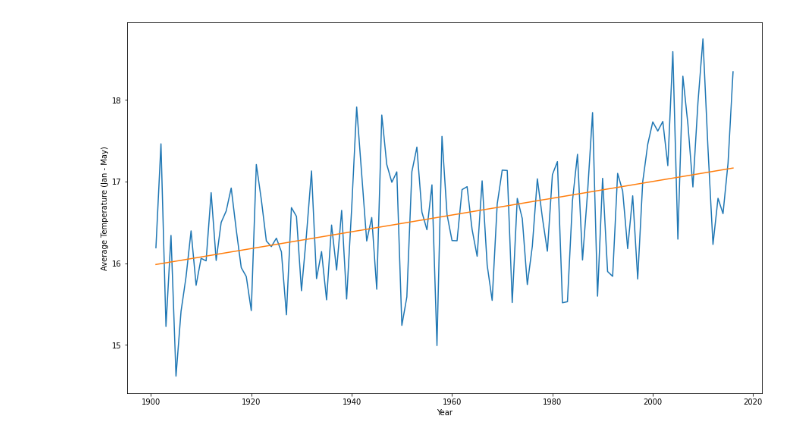
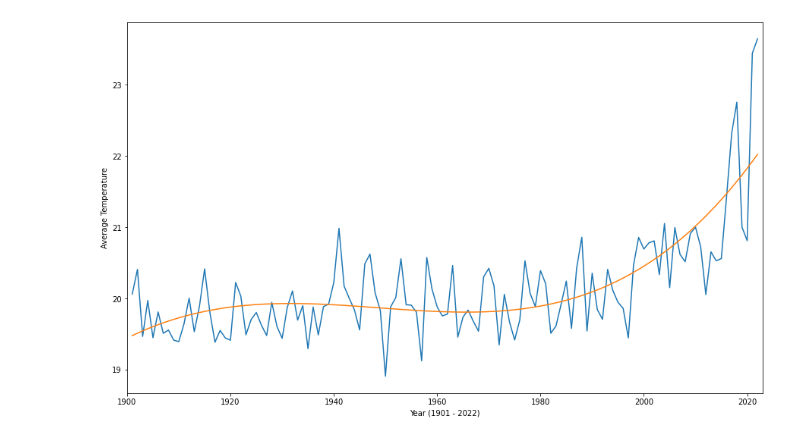
Before and after one commit to FaizanFaisal25/sproj2, a Jupyter notebook: analysis.ipynb, the cells around one changed output. Drawn from its saved outputs; the diff is of its cells as text; code cells hidden in the pictures.

Commit message:
weather data complete

```diff
--- a/analysis.ipynb
+++ b/analysis.ipynb
@@ -26,0 +7,19 @@ temperatures
+# %%
+temps2017 = [10.50, 13.88, 18.37, 25.00, 29.25, 30.50, 30.31, 29.50, 27.12, 24.25, 16.88, 12.25]
+temps2018 = [12.00, 14.81, 20.50, 25.25, 28.50, 31.38, 30.61, 30.02, 27.62, 22.60, 17.50, 12.275]
+temps2021 = [10.72, 16.67, 21.48, 25.32, 29.23, 31.68, 31.49, 30.34, 29.39, 23.96, 18.06, 12.97]
+temps2022 = [11.20, 15.04, 22.92, 28.36, 30.93, 31.33, 29.93, 28.66, 28.62, 24.18, 18.86, 13.7]
+temps2023 = [9.98, 17.16]
+manualYears = [2017,2018,2021,2022]
+manualData = [temps2017, temps2018, temps2021, temps2022]
+i = 0
+k = 0
+months = ['January', 'February', 'March', 'April', 'May', 'June', 'July', 'August', 'September', 'October', 'November', 'December']
+for year in manualYears:
+    for month in months:
+        temperatures = temperatures.append({'Temperature - (Celsius)':manualData[i][k], ' Year':year, 'Month':month}, ignore_index=True)
+        k += 1
+    k = 0
+    i += 1
+# yearlyTemps2017_2022 = [21.55, 21.87, 20.99, 20.81, 21.68, sum(temps2022)/12]
+# temperatures
@@ -44,2 +64,3 @@ temperatures.groupby([' Year'], axis=0, as_index=False).mean().corr()
 # %%
-mean5 = temperatures[temperatures['Month'].isin(months[:5])].groupby([' Year'], as_index=False).mean()['Temperature - (Celsius)']
+meanAll = temperatures[(temperatures['Month'].isin(months)) & (temperatures[' Year'] != 2023)].groupby([' Year'], as_index=False).mean()['Temperature - (Celsius)']
+meanAll
@@ -46,13 +80,20 @@ mean5 = temperatures[temperatures['Month'].isin(months[:5])].groupby([' Year'],
 # %%
+#fill missing data: 2019 2020
+meanAll2 = meanAll[:-2].tolist() + [21, 20.81] + meanAll[-2:].tolist()
+
 plt.figure(figsize=(15,9))
-plt.plot(list(range(1901,2017)), mean5)
+plt.plot(list(range(1901,2023)), meanAll2)
 
 from sklearn.linear_model import LinearRegression
+from sklearn.preprocessing import PolynomialFeatures
+
+pol = PolynomialFeatures(degree=5).fit_transform(np.array(list(range(1901,2023))).reshape(-1, 1))
 model = LinearRegression()
-model.fit(np.array(list(range(1901,2017))).reshape(-1, 1), mean5)
-plt.plot(list(range(1901,2017)), model.intercept_ + model.coef_ * np.array(list(range(1901,2017))))
-plt.xlabel("Year")
-plt.ylabel("Average Temperature (Jan - May)")
+model.fit(pol, meanAll2)
+plt.plot(list(range(1901,2023)), model.predict(pol))# model.intercept_ + model.coef_ * np.array(list(range(1901,2017))))
+plt.xlabel("Year (1901 - 2022)")
+plt.ylabel("Average Temperature")
+plt.xlim([1900, 2023])
 plt.show()
 # %% [output]
-[figure, old version]
+[figure, new version]
```
Also changed, not shown: parts of 5 cells of this notebook.
